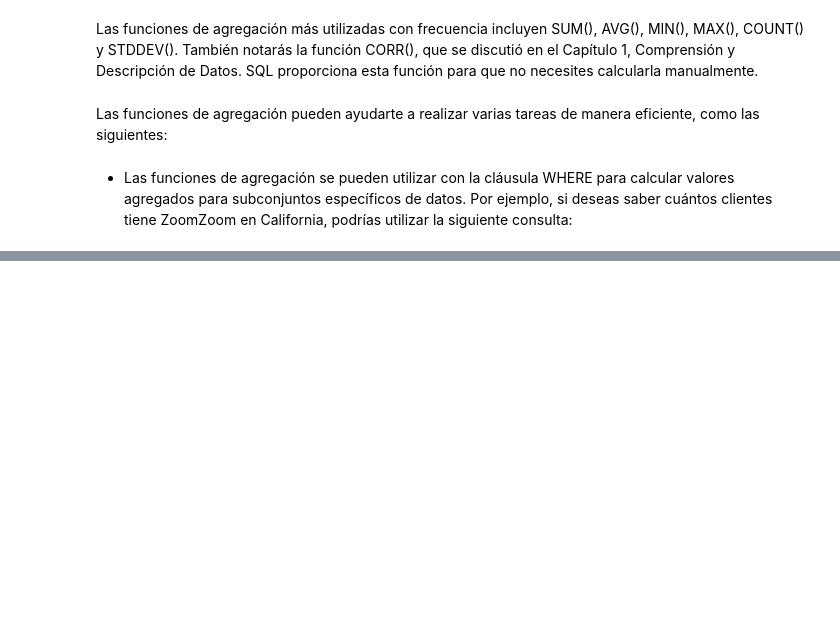
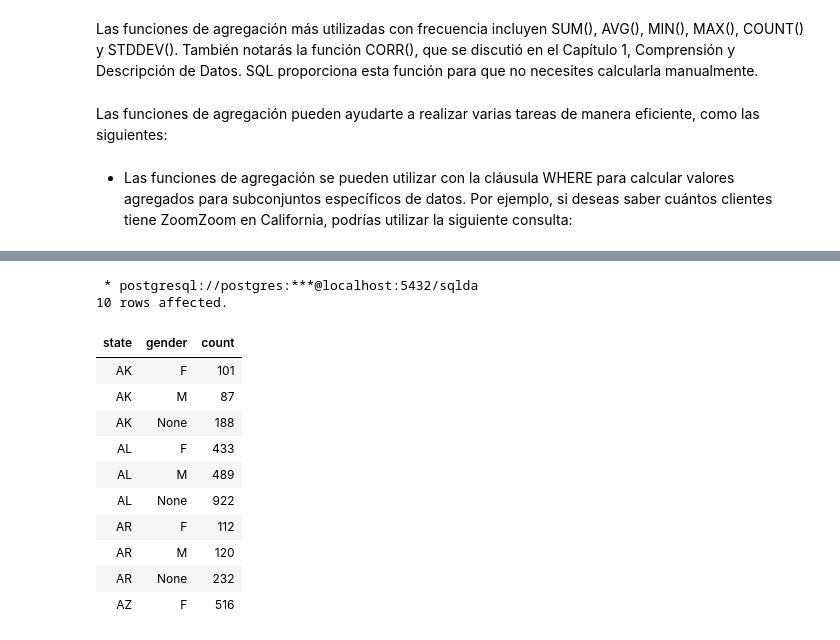
Before and after one commit to limspiga/data-modeling, a Jupyter notebook: 04_data_modeling_for_marketing.ipynb, the cells around one changed output, grey strips where cells are left out. Drawn from its saved outputs; the diff is of its cells as text; code cells hidden in the pictures; blank space fills up the shorter version.

```diff
--- a/04_data_modeling_for_marketing.ipynb
+++ b/04_data_modeling_for_marketing.ipynb
@@ -85,0 +583,40 @@ WHERE
+# %%
+%%sql
+-- Figura 4.20: Recuento de clientes por estado y género mostrado en orden alfabético
+( SELECT
+    state,
+    NULL as gender,
+    COUNT(*)
+  FROM
+    customers
+  GROUP BY
+    1, 2
+  ORDER BY
+1, 2 )
+UNION ALL
+( SELECT
+    state,
+    gender,
+    COUNT(*)
+  FROM
+    customers
+  GROUP BY
+    1, 2
+  ORDER BY
+    1, 2
+)
+ORDER BY 1, 2 LIMIT 10;
+# %% [output]
+ * postgresql://postgres:***@localhost:5432/sqlda
+10 rows affected.
+| state | gender | count |
+| AK | F | 101 |
+| AK | M | 87 |
+| AK | None | 188 |
+| AL | F | 433 |
+| AL | M | 489 |
+| AL | None | 922 |
+| AR | F | 112 |
+| AR | M | 120 |
+| AR | None | 232 |
+| AZ | F | 516 |
```
Also changed, not shown: parts of 97 cells of this notebook, 2 other files.
